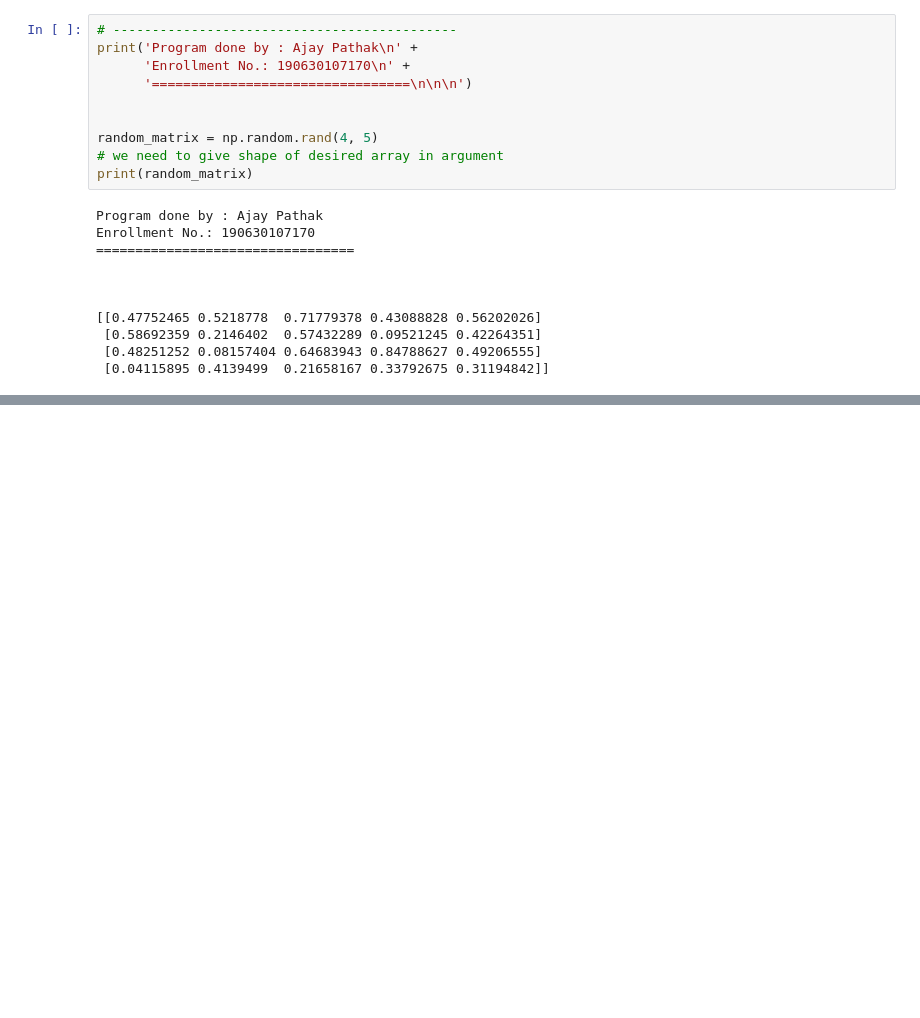
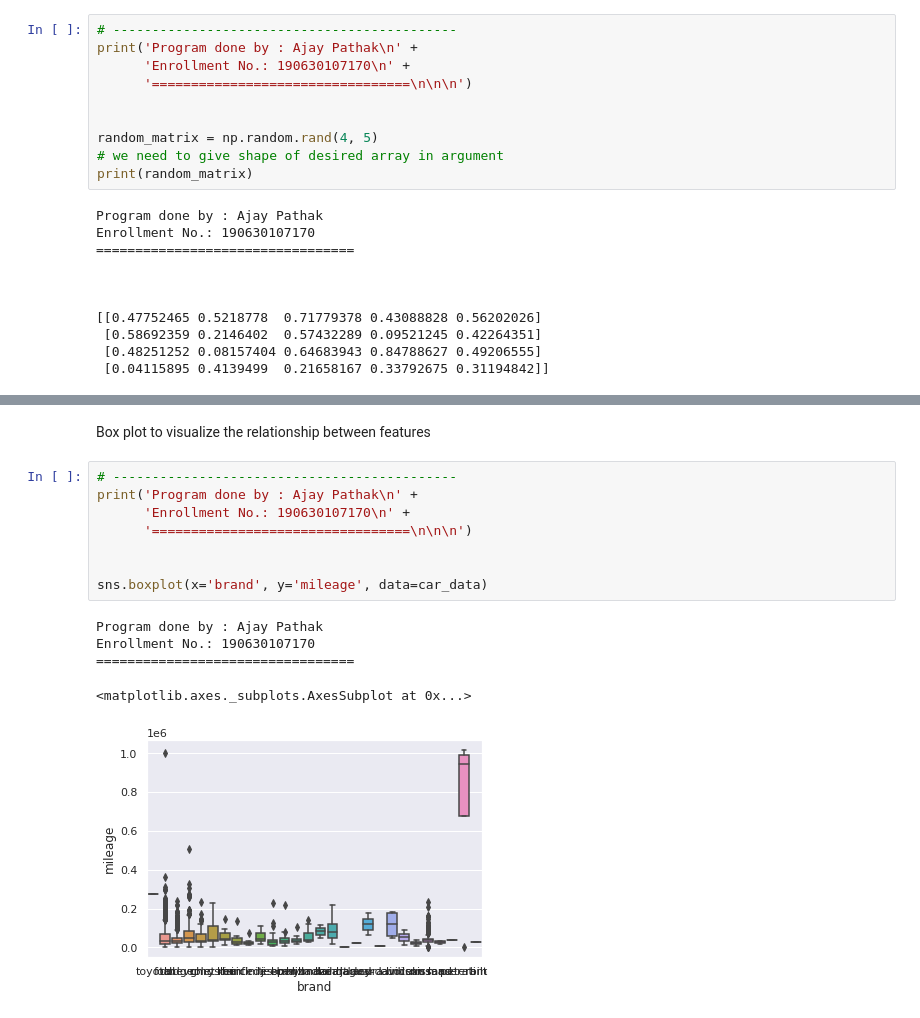
Before and after one commit to AJAY-22/Python_Practicals, a Jupyter notebook: LabManual.ipynb, the cells around one changed output, grey strips where cells are left out. Saved outputs shown, nothing was run; the diff lists cells and outputs as text; blank space fills up the shorter version.

```diff
--- a/LabManual.ipynb
+++ b/LabManual.ipynb
@@ -2369,0 +2619,16 @@ Enrollment No.: 190630107170
+# %% [markdown]
+Box plot to visualize the relationship between features
+# %%
+# --------------------------------------------
+print('Program done by : Ajay Pathak\n' +
+      'Enrollment No.: 190630107170\n' +
+      '=================================\n\n\n')
+
+
+sns.boxplot(x='brand', y='mileage', data=car_data)
+# %% [output]
+Program done by : Ajay Pathak
+Enrollment No.: 190630107170
+=================================
+<matplotlib.axes._subplots.AxesSubplot at 0x...>
+[figure, added]
```
Also changed, not shown: parts of 41 cells of this notebook.
